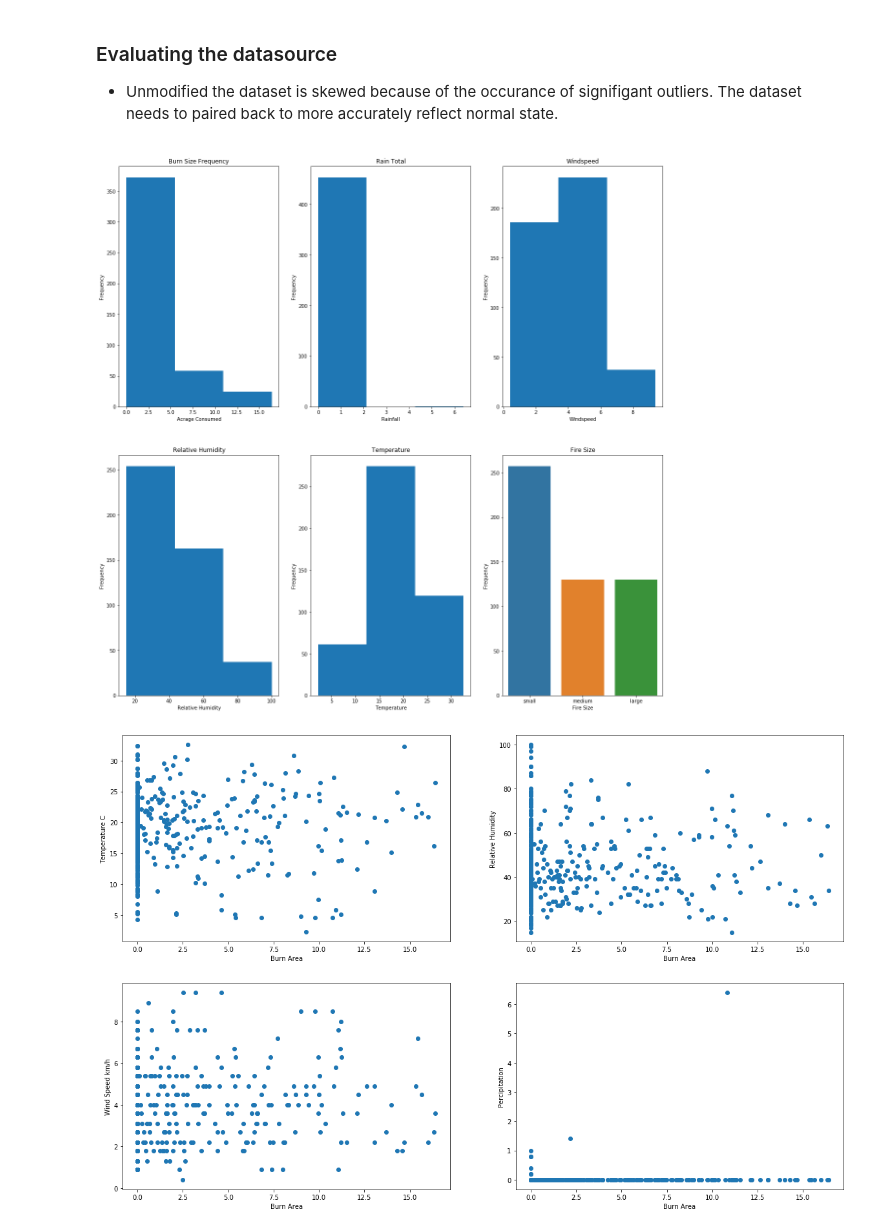
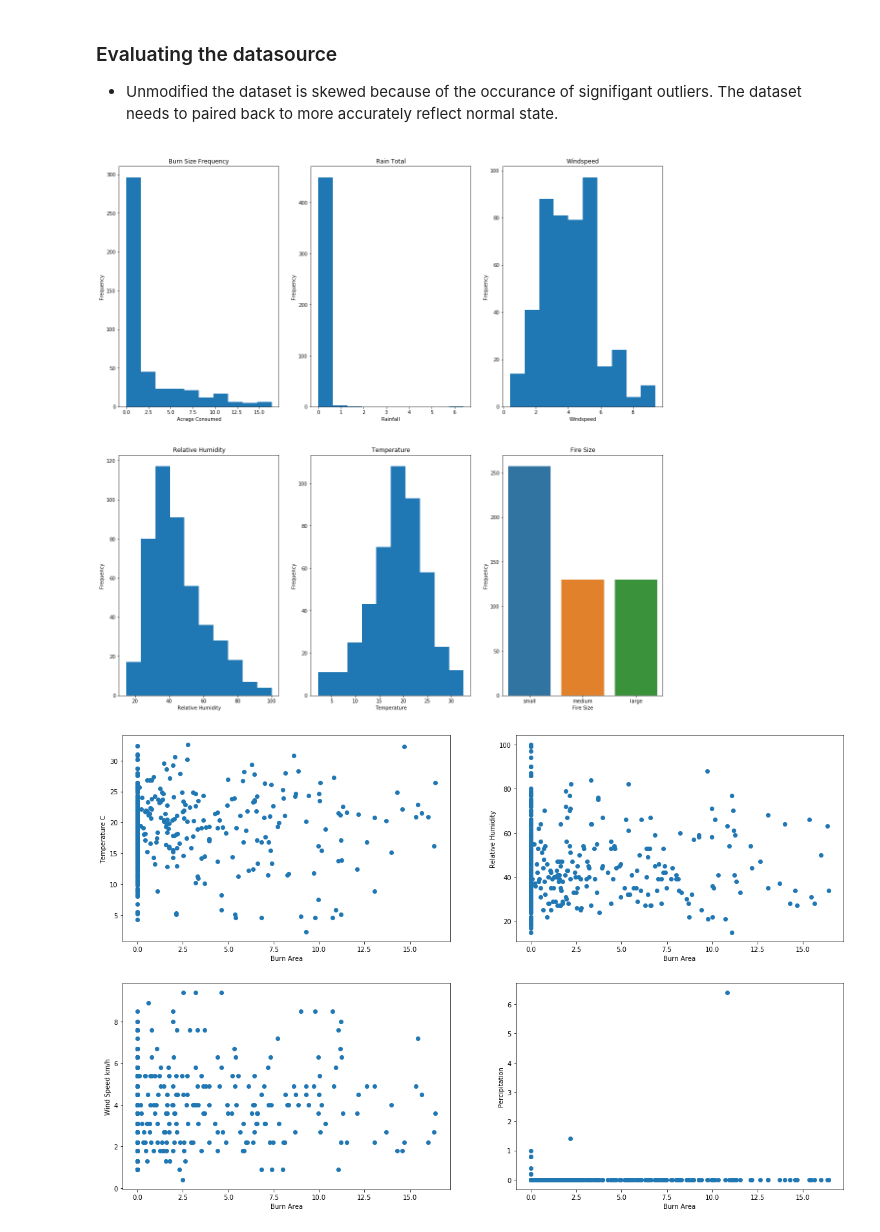
Before and after one commit to johnebehr/thinkful, a Jupyter notebook: capstone1.ipynb, the cells around one changed output. Saved outputs shown, nothing was run; the diff lists cells and outputs as text; code cells hidden in the pictures.

```diff
--- a/capstone1.ipynb
+++ b/capstone1.ipynb
@@ -191,45 +191,45 @@ forest_fires2 = forest_fires[forest_fires['area']<16.425]
 plt.figure(figsize=(20,20))
 
 plt.subplot(2,3,1)
-plt.hist(forest_fires2['area'],bins=3)
+plt.hist(forest_fires2['area'],bins=10)
 # plt.ylim((0, forest_fires['area'].max()))
 plt.xlabel('Acrage Consumed')
 plt.ylabel('Frequency')
 plt.title('Burn Size Frequency')
 
 plt.subplot(2,3,2)
-plt.hist(forest_fires2['rain'],bins=3)
+plt.hist(forest_fires2['rain'],bins=10)
 plt.xlabel('Rainfall')
 plt.ylabel('Frequency')
 plt.title('Rain Total')
 
 plt.subplot(2,3,3)
-plt.hist(forest_fires2['wind'],bins=3)
+plt.hist(forest_fires2['wind'],bins=10)
 plt.xlabel('Windspeed')
 plt.ylabel('Frequency')
 plt.title('Windspeed')
 
 plt.subplot(2,3,4)
-plt.hist(forest_fires2['RH'],bins=3)
+plt.hist(forest_fires2['RH'],bins=10)
 plt.xlabel('Relative Humidity')
 plt.ylabel('Frequency')
 plt.title('Relative Humidity')
 
 plt.subplot(2,3,5)
-plt.hist(forest_fires2['temp'],bins=3)
+plt.hist(forest_fires2['temp'],bins=10)
 plt.xlabel('Temperature')
 plt.ylabel('Frequency')
 plt.title('Temperature')
 
 plt.subplot(2,3,6)
 sns.countplot(x='fire_size', data=forest_fires)
 plt.xlabel('Fire Size')
 plt.ylabel('Frequency')
 plt.title('Fire Size')
 
 plt.show()
 # %% [output]
-[figure, old version]
+[figure, new version]
 # %%
 # Scatter plots to try to visualize relationships
 plt.figure(figsize=(20,20))
```
Also changed, not shown: parts of 7 cells of this notebook.
